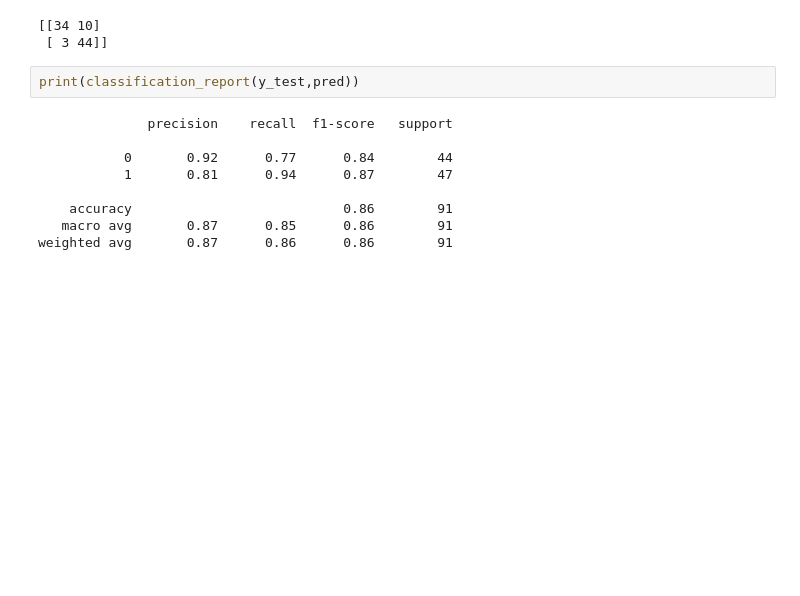
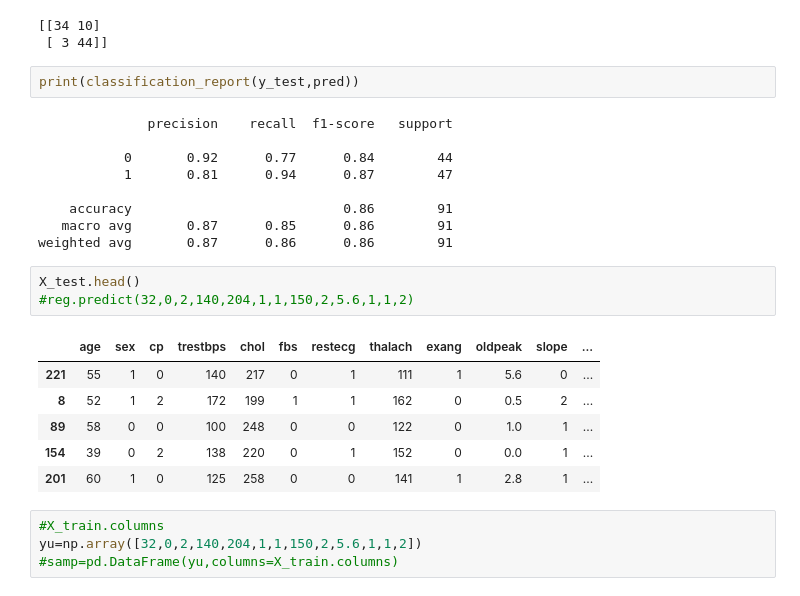
Before and after one commit to vmose/Python_Notebooks, a Jupyter notebook: Heart_Disease.ipynb, the cells around one changed output. Drawn from its saved outputs; the diff is of its cells as text; blank space fills up the shorter version.

```diff
--- a/Heart_Disease.ipynb
+++ b/Heart_Disease.ipynb
@@ -104,3 +104,17 @@ print(classification_report(y_test,pred))
     accuracy                           0.86        91
    macro avg       0.87      0.85      0.86        91
 weighted avg       0.87      0.86      0.86        91
+# %%
+X_test.head()
+#reg.predict(32,0,2,140,204,1,1,150,2,5.6,1,1,2)
+# %% [output]
+|  | age | sex | cp | trestbps | chol | fbs | restecg | thalach | exang | oldpeak | slope | ... |
+| 221 | 55 | 1 | 0 | 140 | 217 | 0 | 1 | 111 | 1 | 5.6 | 0 | ... |
+| 8 | 52 | 1 | 2 | 172 | 199 | 1 | 1 | 162 | 0 | 0.5 | 2 | ... |
+| 89 | 58 | 0 | 0 | 100 | 248 | 0 | 0 | 122 | 0 | 1.0 | 1 | ... |
+| 154 | 39 | 0 | 2 | 138 | 220 | 0 | 1 | 152 | 0 | 0.0 | 1 | ... |
+| 201 | 60 | 1 | 0 | 125 | 258 | 0 | 0 | 141 | 1 | 2.8 | 1 | ... |
+# %%
+#X_train.columns
+yu=np.array([32,0,2,140,204,1,1,150,2,5.6,1,1,2])
+#samp=pd.DataFrame(yu,columns=X_train.columns)
```
Also changed, not shown: parts of 1 cell of this notebook.
